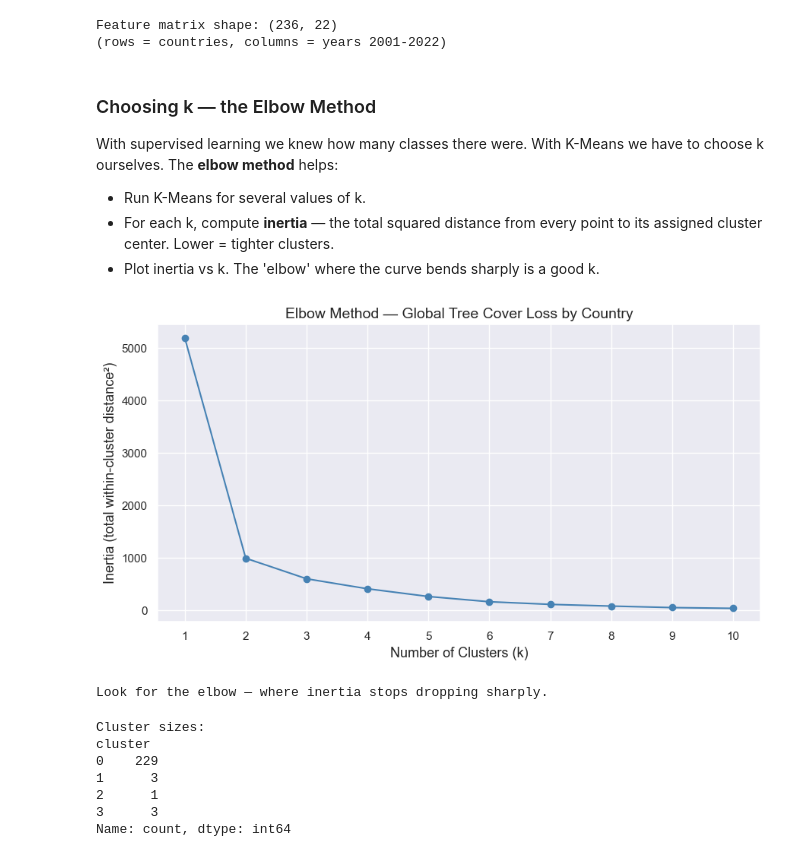
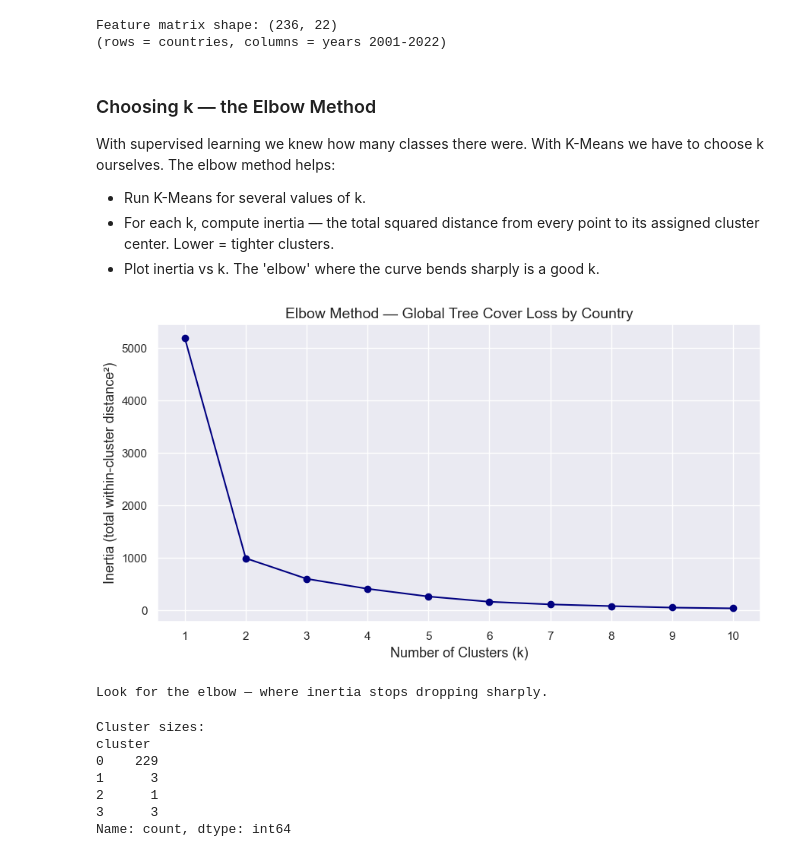
Before and after one commit to ml230-2026/CMOR438, a Jupyter notebook: examples/unsupervised/B) K-Means-Clustering/KMeans.ipynb, the cells around one changed output. Saved outputs shown, nothing was run; the diff lists cells and outputs as text; code cells hidden in the pictures.

```diff
--- a/examples/unsupervised/B) K-Means-Clustering/KMeans.ipynb
+++ b/examples/unsupervised/B) K-Means-Clustering/KMeans.ipynb
@@ -262,35 +252,35 @@ Feature matrix shape: (236, 22)
 ### Choosing k — the Elbow Method
 
 With supervised learning we knew how many classes there were. With K-Means
-we have to choose k ourselves. The **elbow method** helps:
+we have to choose k ourselves. The elbow method helps:
 
 - Run K-Means for several values of k.
-- For each k, compute **inertia** — the total squared distance from every
+- For each k, compute inertia — the total squared distance from every
   point to its assigned cluster center. Lower = tighter clusters.
 - Plot inertia vs k. The 'elbow' where the curve bends sharply is a good k.
 # %%
 from sklearn.cluster import KMeans as SklearnKMeans
 
 inertias = []
 k_range  = range(1, 11)
 
 for k in k_range:
     km = SklearnKMeans(n_clusters=k, random_state=42, n_init=10)
     km.fit(X_scaled)
     inertias.append(km.inertia_)
 
 plt.figure(figsize=(9, 5))
-plt.plot(list(k_range), inertias, marker='o', color='steelblue')
+plt.plot(list(k_range), inertias, marker='o', color='navy')
 plt.xlabel('Number of Clusters (k)', fontsize=13)
 plt.ylabel('Inertia (total within-cluster distance²)', fontsize=13)
 plt.title('Elbow Method — Global Tree Cover Loss by Country', fontsize=14)
 plt.xticks(list(k_range))
 plt.tight_layout()
 plt.show()
 
 print("Look for the elbow — where inertia stops dropping sharply.")
 # %% [output]
-[figure, old version]
+[figure, new version]
 Look for the elbow — where inertia stops dropping sharply.
 # %%
 # Fit with chosen k
```
Also changed, not shown: parts of 12 cells of this notebook, 25 other files.
